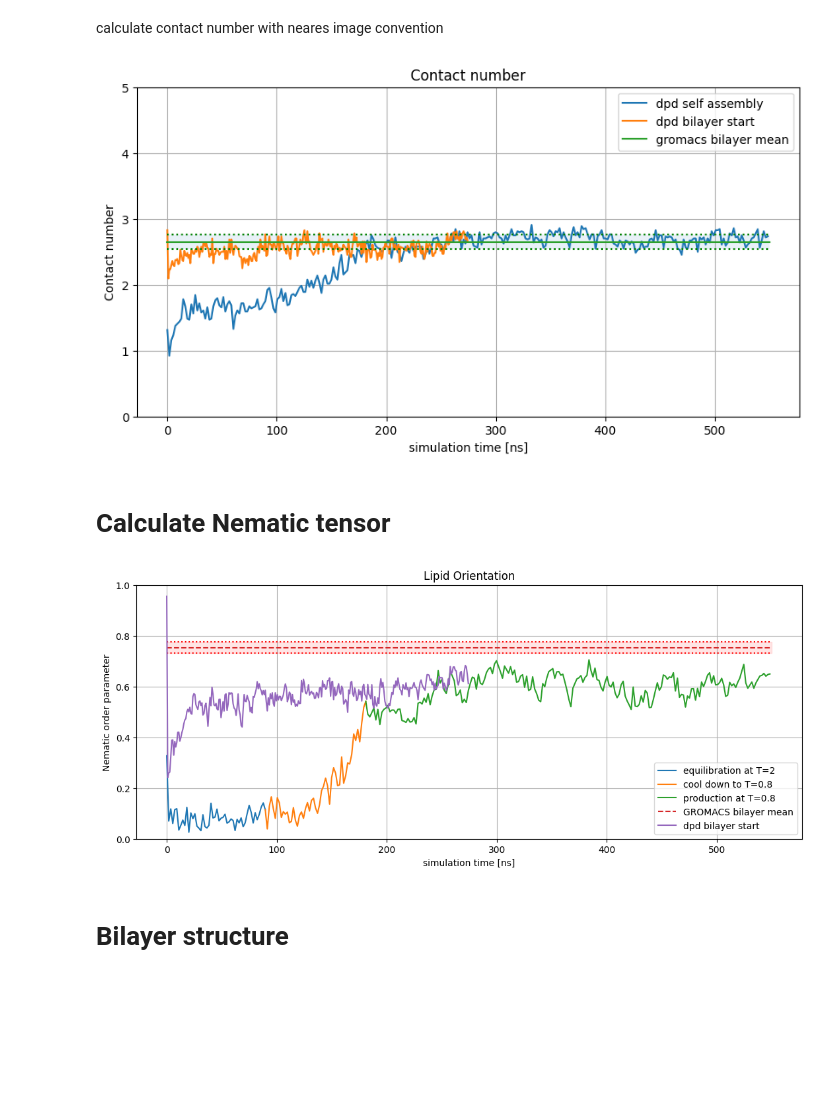
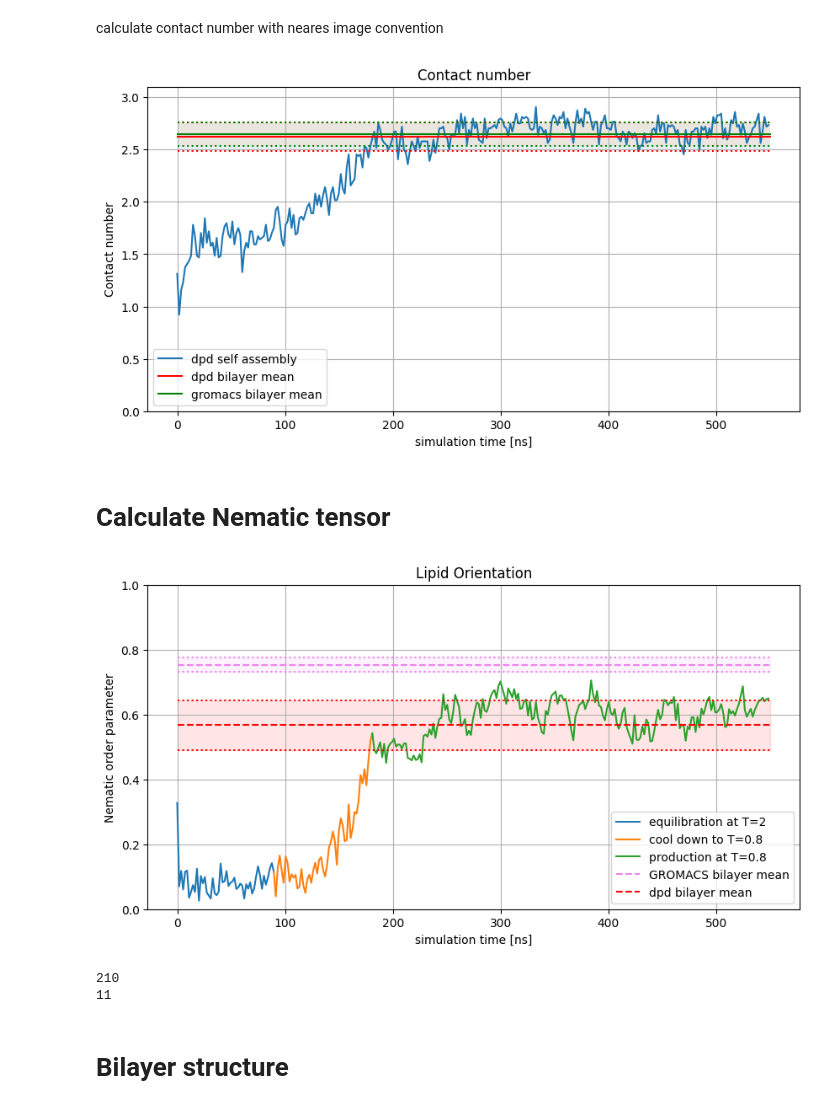
Before and after one commit to G-Scherer/dpd_simulation, a Jupyter notebook: lipid_self_assembly/analysis/analysis.ipynb, the cells around one changed output. Drawn from its saved outputs; the diff is of its cells as text; code cells hidden in the pictures; blank space fills up the shorter version.

```diff
--- a/lipid_self_assembly/analysis/analysis.ipynb
+++ b/lipid_self_assembly/analysis/analysis.ipynb
@@ -206,12 +202,15 @@ plt.plot(np.arange(len(contact_number))*time_per_frame,contact_number, label="dp
 plt.xlabel("simulation time [ns]")
 plt.ylabel("Contact number")
 plt.title("Contact number")
-plt.ylim((0,5))
+plt.ylim((0,3.1))
 
-plt.plot(np.arange(len(comp_dpd_contact_number))*time_per_frame/2,comp_dpd_contact_number, label="dpd bilayer start")
+plt.plot([0,550], [comp_dpd_mean_contact+comp_dpd_std_contact, comp_dpd_mean_contact+comp_dpd_std_contact], linestyle="dotted", color="red")
+plt.plot([0,550], [comp_dpd_mean_contact, comp_dpd_mean_contact], label="dpd bilayer mean", color="red")
+plt.plot([0,550], [comp_dpd_mean_contact-comp_dpd_std_contact, comp_dpd_mean_contact-comp_dpd_std_contact], linestyle="dotted", color="red")
+plt.fill_between(np.linspace(0,550,50), np.full(50, comp_dpd_mean_contact-comp_dpd_std_contact), np.full(50, comp_dpd_mean_contact+comp_dpd_std_contact), alpha=0.1)
 
 plt.plot([0,550], [comp_mean_contact+comp_std_contact, comp_mean_contact+comp_std_contact], linestyle="dotted", color="green")
-plt.plot([0,550], [comp_mean_contact, comp_mean_contact], label="gromacs bilayer mean")
+plt.plot([0,550], [comp_mean_contact, comp_mean_contact], label="gromacs bilayer mean", color="green")
 plt.plot([0,550], [comp_mean_contact-comp_std_contact, comp_mean_contact-comp_std_contact], linestyle="dotted", color="green")
 plt.fill_between(np.linspace(0,550,50), np.full(50, comp_mean_contact-comp_std_contact), np.full(50, comp_mean_contact+comp_std_contact), alpha=0.1)
 
@@ -220,7 +219,7 @@ plt.grid()
 plt.legend()
 plt.show()
 # %% [output]
-[figure, old version]
+[figure, new version]
 # %% [markdown]
 # Calculate Nematic tensor
 # %%
@@ -256,34 +255,45 @@ comp_mean_S = np.mean(comp_S_values)
 comp_std_S = np.std(comp_S_values)
 # %%
 comp_dpd_S_values, _ = calc_nematic(comp_dpd_all_frames_mol_positions)
+comp_dpd_mean_S = np.mean(comp_dpd_S_values)
+comp_dpd_std_S = np.std(comp_dpd_S_values)
 # %%
 high_temp = 50
 cool_down = 100
 equil = frames
 # %%
-plt.figure(figsize=(13,5))
+plt.figure(figsize=(10,5))
 frame_axis = np.arange(0,frames)
 
 plt.plot(frame_axis[:50]*time_per_frame,S_values[:50], label="equilibration at T=2")
 plt.plot(frame_axis[49:100]*time_per_frame,S_values[49:100], label="cool down to T=0.8")
 plt.plot(frame_axis[99:]*time_per_frame,S_values[99:], label="production at T=0.8")
 
-plt.plot([0,550], [comp_mean_S-comp_std_S, comp_mean_S-comp_std_S], linestyle="dotted", color="red")
-plt.plot([0,550], [comp_mean_S, comp_mean_S], label="GROMACS bilayer mean", linestyle="dashed")
-plt.plot([0,550], [comp_mean_S+comp_std_S, comp_mean_S+comp_std_S], linestyle="dotted", color="red")
-plt.fill_between(np.linspace(0,550,50), np.full(50,comp_mean_S+comp_std_S), np.full(50,comp_mean_S-comp_std_S), color="r", alpha=0.1)
+plt.plot([0,550], [comp_mean_S-comp_std_S, comp_mean_S-comp_std_S], linestyle="dotted", color="violet")
+plt.plot([0,550], [comp_mean_S, comp_mean_S], label="GROMACS bilayer mean", linestyle="dashed", color="violet")
+plt.plot([0,550], [comp_mean_S+comp_std_S, comp_mean_S+comp_std_S], linestyle="dotted", color="violet")
+plt.fill_between(np.linspace(0,550,50), np.full(50,comp_mean_S+comp_std_S), np.full(50,comp_mean_S-comp_std_S), color="violet", alpha=0.1)
 
-plt.plot(np.arange(len(comp_dpd_S_values))*time_per_frame/2,comp_dpd_S_values, label="dpd bilayer start")
+plt.plot([0,550], [comp_dpd_mean_S-comp_dpd_std_S, comp_dpd_mean_S-comp_dpd_std_S], linestyle="dotted", color="red")
+plt.plot([0,550], [comp_dpd_mean_S, comp_dpd_mean_S], label="dpd bilayer mean", linestyle="dashed", color="red")
+plt.plot([0,550], [comp_dpd_mean_S+comp_dpd_std_S, comp_dpd_mean_S+comp_dpd_std_S], linestyle="dotted", color="red")
+plt.fill_between(np.linspace(0,550,50), np.full(50,comp_dpd_mean_S+comp_dpd_std_S), np.full(50,comp_dpd_mean_S-comp_dpd_std_S), color="r", alpha=0.1)
+
 plt.ylim((0,1))
 plt.xlabel("simulation time [ns]")
 plt.ylabel("Nematic order parameter")
 plt.title("Lipid Orientation")
 
 plt.grid()
 plt.legend()
 plt.show()
+
+print(np.argmax(S_values))
+print(np.argmin(S_values))
 # %% [output]
-[figure, old version]
+[figure, new version]
+210
+11
 # %% [markdown]
 # Bilayer structure
 # %%
```
Also changed, not shown: parts of 5 cells of this notebook, 20 other files.
